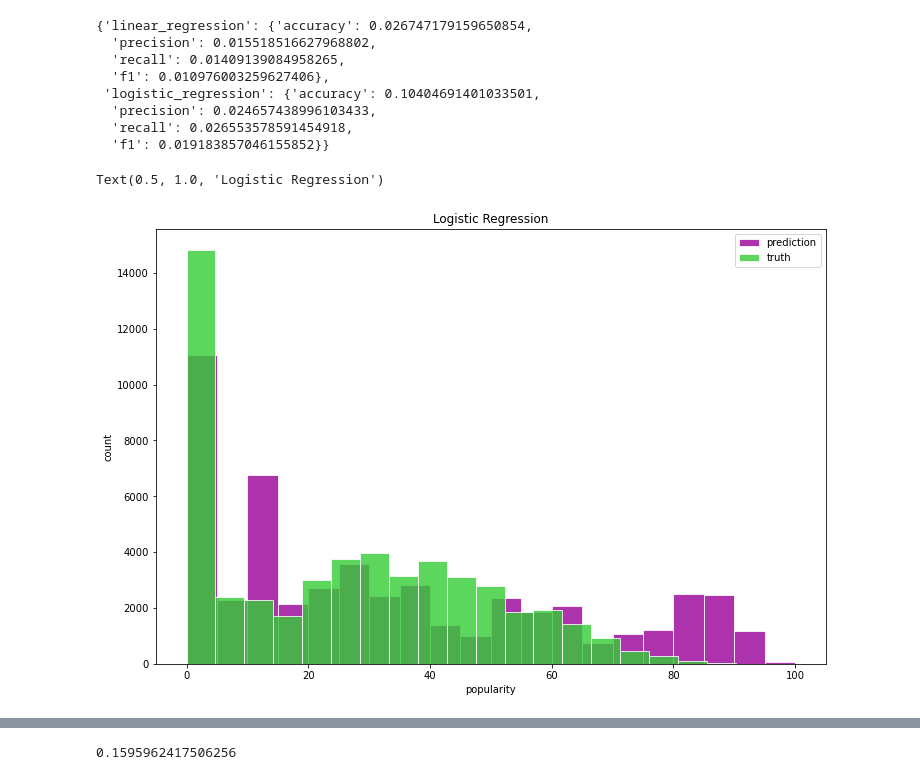
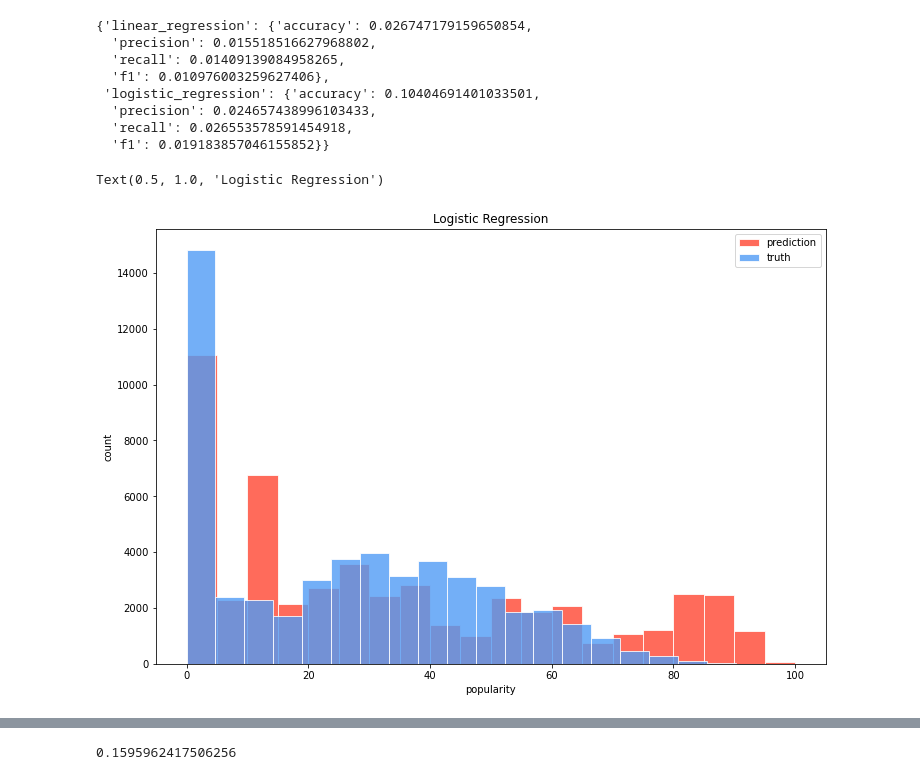
Before and after one commit to AntoniaVillarino/spotify, a Jupyter notebook: predict_popularity.ipynb, the cells around one changed output, grey strips where cells are left out. Drawn from its saved outputs; the diff is of its cells as text; code cells hidden in the pictures.

```diff
--- a/predict_popularity.ipynb
+++ b/predict_popularity.ipynb
@@ -71,6 +71,7 @@ categorical_vars = ['key', 'mode']
 continuous_vars = [column for column in numerical_vars if column not in categorical_vars]
 # %%
 # Plot the distributions
+colors = ['#509bf5', '#ff4632']
 n_cols = 3
 n_rows = int(np.ceil(len(numerical_vars)/ n_cols))
 
@@ -81,9 +82,9 @@ for i, variable in enumerate(numerical_vars):
     # make the plots
     ax = fig.add_subplot(n_rows,n_cols,i + 1)
     if variable in continuous_vars:
-        ax.hist(df[variable], color='#1DB954', edgecolor='white')
+        ax.hist(df[variable], color=colors[0], edgecolor='white')
     else:
-        sns.countplot(x=variable, data=df, palette='YlGn',ax=ax)
+        sns.countplot(x=variable, data=df, color=colors[0],ax=ax)
 
     plt.title(f'Distribution of {variable}')
 
@@ -225,16 +228,16 @@ metrics
 # %%
 fig, ax = plt.subplots(figsize=(12,8))
 
-plt.hist(predictions_logr, bins=20, alpha=0.8, label='prediction', edgecolor='white', color='#990099')
-y_test.hist(bins=20, alpha=0.8, label='truth', color='#33cc33', edgecolor='white', ax=ax)
+plt.hist(predictions_logr, bins=20, alpha=0.8, label='prediction', color=colors[1], edgecolor='white')
+y_test.hist(bins=20, alpha=0.8, label='truth', color=colors[0], edgecolor='white', ax=ax)
 ax.set_xlabel('popularity')
 ax.set_ylabel('count')
 ax.grid(False)
 ax.legend()
 plt.title('Logistic Regression')
 # %% [output]
 Text(0.5, 1.0, 'Logistic Regression')
-[figure, old version]
+[figure, new version]
 # %%
 # try a random forest
 from sklearn.ensemble import RandomForestClassifier
```
Also changed, not shown: parts of 37 cells of this notebook.
